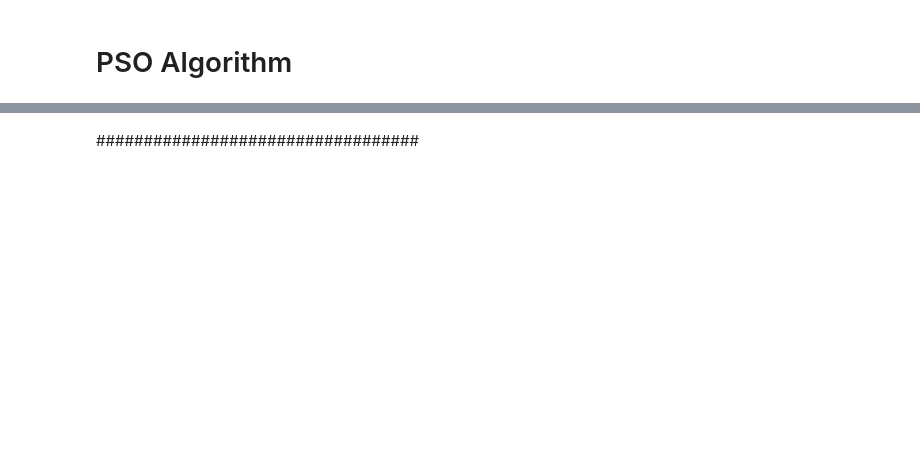
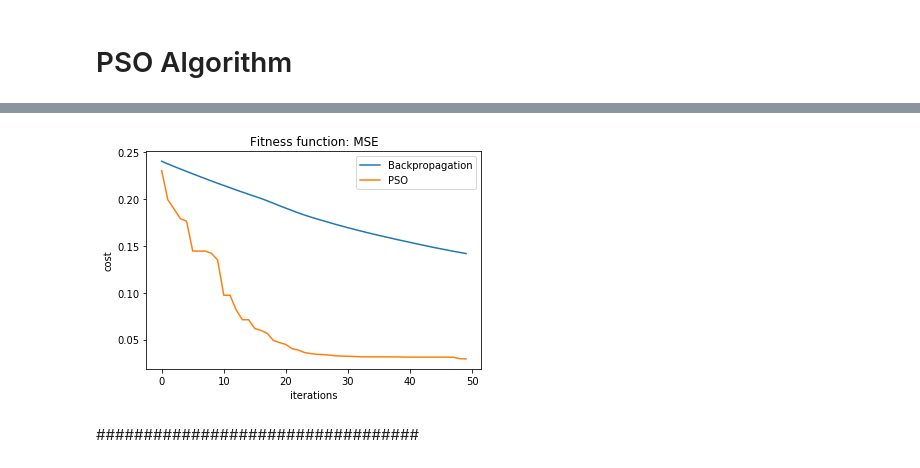
Before and after one commit to germanfarinas/AI-Project3, a Jupyter notebook: AI_project3_mediumdataset.ipynb, the cells around one changed output, grey strips where cells are left out. Saved outputs shown, nothing was run; the diff lists cells and outputs as text; code cells hidden in the pictures; blank space fills up the shorter version.

```diff
--- a/AI_project3_mediumdataset.ipynb
+++ b/AI_project3_mediumdataset.ipynb
@@ -166,9 +156,9 @@ plt.show()
 def fitness(str_costf,w):
   model_nn.set_weights(w)
   y_hat = model_nn.predict_on_batch(x_train)
-  if str_costf == 'LSE':
+  if str_costf == 'MSE': # mean square error
     cost = np.linalg.norm(y_hat-y_train)**2/(y_train.shape[1]*x_train.shape[0])
-  elif str_costf == 'ABS':
+  elif str_costf == 'MAE': # mean absolute error
     cost = np.sum(np.abs(y_hat-y_train))/(y_train.shape[1]*x_train.shape[0])
   return cost
 def gen_random_weights(NL):
@@ -218,7 +208,7 @@ NL=4
 model_nn = create_model(34,10,2)
 # %%
 Nparticles = 300
-Nepochs = 30
+Nepochs = 50
 # Create particles with random weigts matrix
 particles = list()
 vel_particles = list()
@@ -233,12 +223,12 @@ g_bestid = list()
 g_best = 10
 cost = np.zeros(Nepochs)
 #w=np.linspace(2.0, 1.0, num=Nepochs)
-
+lossf = 'MSE'
 #Start trining
 for k in range(Nepochs):
   #print("Epoch %2d of %2d , best cost = %% 5.2f" %(k,Nepochs,))
   for i in range(Nparticles):
-    fit = fitness('ABS',particles[i])
+    fit = fitness(lossf,particles[i])
     #print(fit)
     if fit < p_best[i]:
       p_best[i] = fit
@@ -292,2 +282,16 @@ Test accuracy: 0.971831
+# %%
+# history. all losses
+all_loss_mse = model.history.history['loss']
+# show the training errors backpropagation
+plt.plot(np.squeeze(all_loss_mse), label='Backpropagation')
+plt.plot(range(k+1),cost, label='PSO')
+plt.xlabel('iterations');plt.ylabel('cost')
+plt.legend()
+plt.title('Fitness function: MSE')
+#plt.show()
+fig = plt.gcf()
+fig.savefig('back_prog_vs_pso_%s' %(lossf), format='png')
+# %% [output]
+[figure, added]
 # %% [markdown]
 ##################################
```
Also changed, not shown: parts of 7 cells of this notebook.
